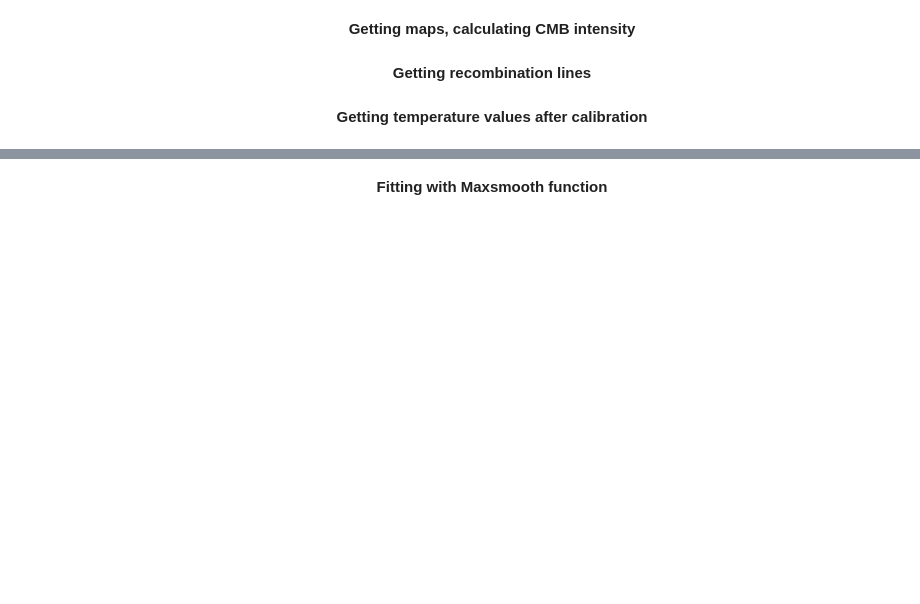
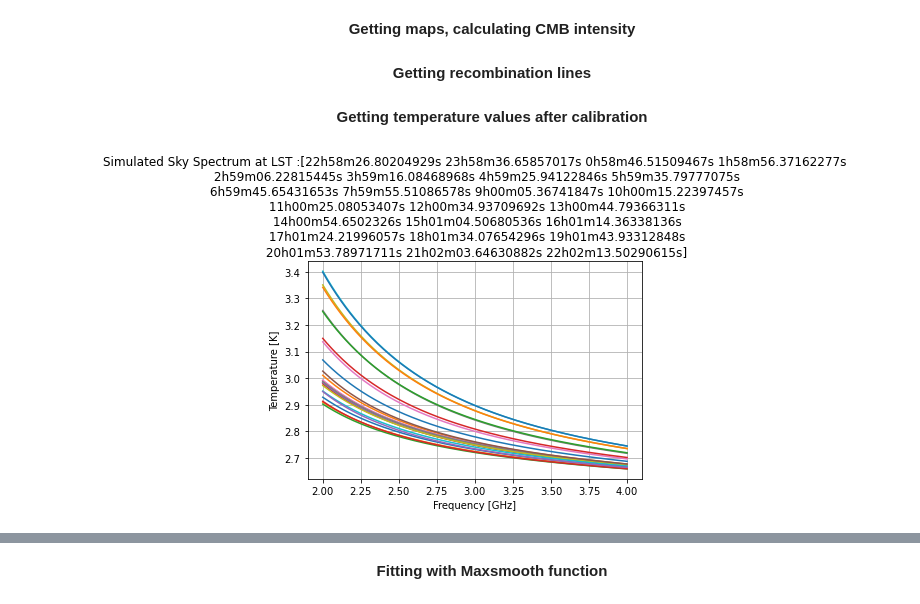
Before and after one commit to mayurisrao/APSERa, a Jupyter notebook: APSERa_code.ipynb, the cells around one changed output, grey strips where cells are left out. Drawn from its saved outputs; the diff is of its cells as text; code cells hidden in the pictures; blank space fills up the shorter version.

Commit message:
Done spectra for 24 hours with 1 hour interval and added waterfall plot

```diff
--- a/APSERa_code.ipynb
+++ b/APSERa_code.ipynb
@@ -46,7 +72,7 @@ Channel_width = 0.01
 N_SIDE = 16
 T_hot = 3730
 T_cold = 2730         #T_cold and T_hot in Kelvins
-Time_in_UTC = '2012-05-20 1:45:00'
+Time_in_UTC = ts
 latitude = 13.067439
 longitude = 80.237617       #Latitude and longitude in degrees
 altitude = 0            #Altitude in meters
@@ -64,11 +90,9 @@ cross_real = [0]*No_of_Channels
 cross_imag = [0]*No_of_Channels
 sumwt = [0]*No_of_Channels
 sigma = [0]*No_of_Channels
+spectra = [0]*n_spectra
+spectra_cross_imag = [0]*n_spectra
 
-cross_real1 = [0]*No_of_Channels
-cross_imag1 = [0]*No_of_Channels
-sumwt1 = [0]*No_of_Channels
-sigma1 = [0]*No_of_Channels
 
 #Refraction correction formula
 def refraction(alt_in_deg, altitude):
@@ -90,3 +114,5 @@ def beam_def(freq, az, alt):
         return 0
     else:
         return (math.sin(alt*PI/180)*math.sin(alt*PI/180))
+
+print(Time_in_UTC[0])
@@ -138,50 +166,72 @@ Rec_int = Rec_int *  c*c/ (1e+18* freqs**2)
 # %% [markdown]
 <div align="center"><b> Getting temperature values after calibration </b></div>
 # %%
-i=1
-while i<NPIX:           #Working on each pixel
-    coords = hp.pixelfunc.pix2ang(16, i , nest = False, lonlat = True)          #Gives l and b coordinates for each pixel
-    gc = SkyCoord(l = coords[0]*u.degree, b= coords[1]*u.degree, frame = 'galactic')
+k = 0
+while k<n_spectra:
+    i=1
+    while i<NPIX:           #Working on each pixel
+        coords = hp.pixelfunc.pix2ang(16, i , nest = False, lonlat = True)          #Gives l and b coordinates for each pixel
+        gc = SkyCoord(l = coords[0]*u.degree, b= coords[1]*u.degree, frame = 'galactic')
 
         #Now, the coordinates in Galactic frame is changed to equitorial frame below
-    equi = gc.transform_to(AltAz(obstime = Time_in_UTC, location = EarthLocation(lat = latitude*u.deg, lon=longitude*u.deg, height=altitude*u.m)))
-    alt = equi.alt.value
-    new_alt = refraction(alt, altitude)
+        equi = gc.transform_to(AltAz(obstime = Time_in_UTC[k], location = EarthLocation(lat = latitude*u.deg, lon=longitude*u.deg, height=altitude*u.m)))
+        alt = equi.alt.value
+        new_alt = refraction(alt, altitude)
 
 
 
-    j=0
-    while j< No_of_Channels:
-        cwt = beam_def(freqs[j],equi.az.value, new_alt)
+        j=0
+        while j< No_of_Channels:
+            cwt = beam_def(freqs[j],equi.az.value, new_alt)
 
-        if (cwt>0):     #Adding all 3 intensities
-            Power = map_1[j][i-1] + Rec_int[j] + CMB_Int_RJ[j]
-            final_temp = (Power/P_dif[j])*(T_hot-T_cold)
-            cross_real[j] = cross_real[j] + cwt*final_temp
-            sumwt[j] = sumwt[j]+ cwt
+            if (cwt>0):     #Adding all 3 intensities
+                Power = map_1[j][i-1] + Rec_int[j] + CMB_Int_RJ[j]
+                final_temp = (Power/P_dif[j])*(T_hot-T_cold)
+                cross_real[j] = cross_real[j] + cwt*final_temp
+                sumwt[j] = sumwt[j]+ cwt
 
-#Uncomment for checking seperate intensities
-        if (cwt>0):     #Checking for any one intensity alone
-            Power = CMB_Int_RJ[j]   # or Power = map_1[j][i-1]
-            final_temp = (Power/P_dif[j])*(T_hot-T_cold)
-            cross_real1[j] = cross_real1[j] + cwt*final_temp
-            sumwt1[j] = sumwt1[j]+ cwt
-
-        j = j+1
+            j = j+1
 
 
-    i = i+1
+        i = i+1
+
+
+    i=0
+    while(i< No_of_Channels):
+        if sumwt[i]>0:
+            cross_real[i] = cross_real[i]/sumwt[i]
+        i = i+1
+
+    sigma = (np.array(cross_real) + Trx+ T_atm)/ math.sqrt(Channel_width*1e6*Noise_int_time)
+    array = np.random.normal(0,1,No_of_Channels)
+
+    cross_real = cross_real + array*sigma
+    cross_imag = cross_imag + array*sigma
+
+    spectra[k] = cross_real
+    spectra_cross_imag[k] = cross_imag
+
+    cross_real = [0]*No_of_Channels
+    cross_imag = [0]*No_of_Channels
+    sumwt = [0]*No_of_Channels
+    sigma = [0]*No_of_Channels
+
+    k = k+1
+
+Obs = ephem.Observer()
+t = Time(Time_in_UTC, scale='utc',location=(longitude, latitude))
+lst = t.sidereal_time('apparent')
 
 
 i=0
-while(i< No_of_Channels):
-    if sumwt[i]>0:
-        cross_real[i] = cross_real[i]/sumwt[i]
-    i = i+1
+while(i<n_spectra):
+    plt.plot(freqs, spectra[i])
+    i=i+1
 
-#Uncomment for checking seperate intensities
-i=0
-while(i< No_of_Channels):
-    if sumwt1[i]>0:
-        cross_real1[i] = cross_real1[i]/sumwt1[i]
-    i = i+1
+plt.xlabel('Frequency [GHz]')
+plt.ylabel('Temperature [K]')
+plt.title('Simulated Sky Spectrum at LST :%s'%lst)
+plt.grid()
+plt.show()
+# %% [output]
+[figure, added]
```
Also changed, not shown: parts of 10 cells of this notebook.
